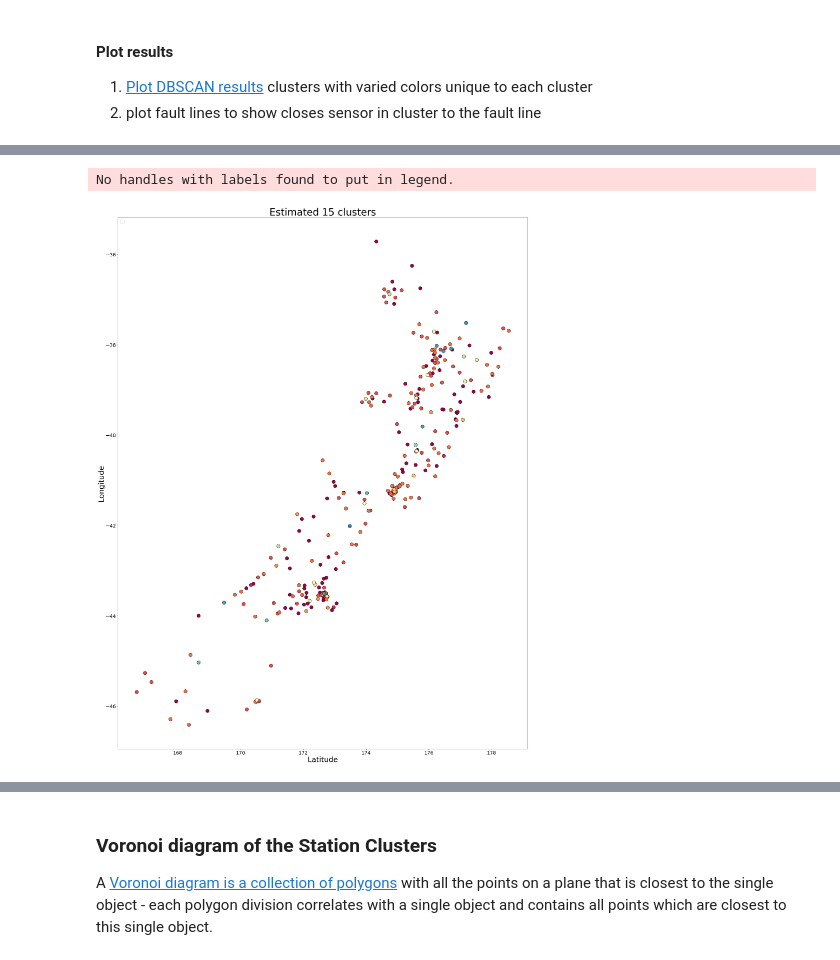
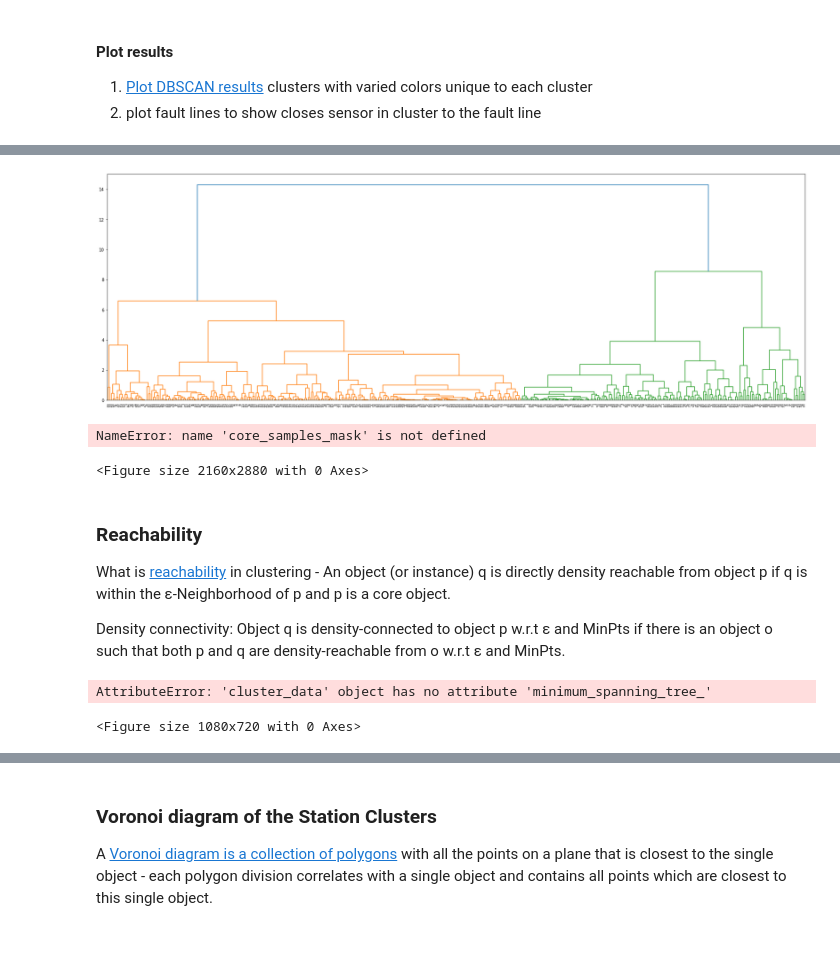
Before and after one commit to waidyanatha/quasar, a Jupyter notebook: notebooks/1a_shield_network_cluster_maps.ipynb, the cells around one changed output, grey strips where cells are left out. Cells and saved outputs as stored; diff of their text form; code cells hidden in the pictures.

```diff
--- a/notebooks/1a_shield_network_cluster_maps.ipynb
+++ b/notebooks/1a_shield_network_cluster_maps.ipynb
@@ -272,5 +416,30 @@ A large propotion of the sensors could be clustered to have, at least, 03 senors
+# %%
+import matplotlib.pyplot as plt
+from scipy.cluster.hierarchy import dendrogram, linkage
+
+# generate the linkage matrix
+#X = locations_in_RI[['Latitude', 'Longitude']].values
+Z = linkage(station_coordinates,
+            method='complete',  # dissimilarity metric: max distance across all pairs of
+                                # records between two clusters
+            metric='euclidean'
+    )                           # you can peek into the Z matrix to see how clusters are
+                                # merged at each iteration of the algorithm
+
+# calculate full dendrogram and visualize it
+plt.figure(figsize=(30, 10))
+dendrogram(Z)
+plt.show()
+
+# retrive clusters with `max_d`
+from scipy.cluster.hierarchy import fcluster
+max_d = 30       # I assume that your `Latitude` and `Longitude` columns are both in
+                 # units of miles
+clusters = fcluster(Z, max_d, criterion='distance')
+# %% [output]
+[figure, added]
 # %%
-''' PLOT DBSCAN results on a map '''
+''' DEPRACATED PLOT DBSCAN results on a map '''
 import matplotlib.pyplot as plt
 from mpl_toolkits.basemap import Basemap
 
@@ -280,6 +449,11 @@ plt.figure(figsize=(30, 40))
 #nz_map.drawcoastlines()
 
 # Black removed and is used for noise instead.
+
+#        _core_samples_mask = np.zeros_like(clusterer.labels_, dtype=bool)
+#        _core_samples_mask[clusterer.core_sample_indices_] = True
+
+
 unique_labels = set(labels)
 colors = [plt.cm.Spectral(each)
           for each in np.linspace(0, 1, len(unique_labels))]
@@ -308,5 +482,26 @@ plt.xlabel('Latitude', fontsize=30)
 plt.ylabel('Longitude', fontsize=30)
 plt.show()
 # %% [output]
-No handles with labels found to put in legend.
+NameError: name 'core_samples_mask' is not defined
-[figure, removed]
+<Figure size 2160x2880 with 0 Axes>
+# %% [markdown]
+### Reachability
+
+What is [reachability](https://www.geeksforgeeks.org/ml-dbscan-reachability-and-connectivity/) in clustering - An object (or instance) q is directly density reachable from object p if q is within the ε-Neighborhood of p and p is a core object.
+
+Density connectivity: Object q is density-connected to object p w.r.t ε and MinPts if there is an object o such that both p and q are density-reachable from o w.r.t ε and MinPts.
+# %%
+from matplotlib.pyplot import figure
+
+figure(figsize=(15,10))
+cls_clust.minimum_spanning_tree_.plot(edge_cmap='viridis',
+                                            edge_alpha=0.6,
+                                            node_size=10,
+                                            edge_linewidth=2)
+#clusterer.minimum_spanning_tree_.plot(edge_cmap='viridis',
+#                                      edge_alpha=0.6,
+#                                      node_size=10,
+#                                      edge_linewidth=2)
+# %% [output]
+AttributeError: 'cluster_data' object has no attribute 'minimum_spanning_tree_'
+<Figure size 1080x720 with 0 Axes>
```
Also changed, not shown: parts of 18 cells of this notebook, 2 other files.
